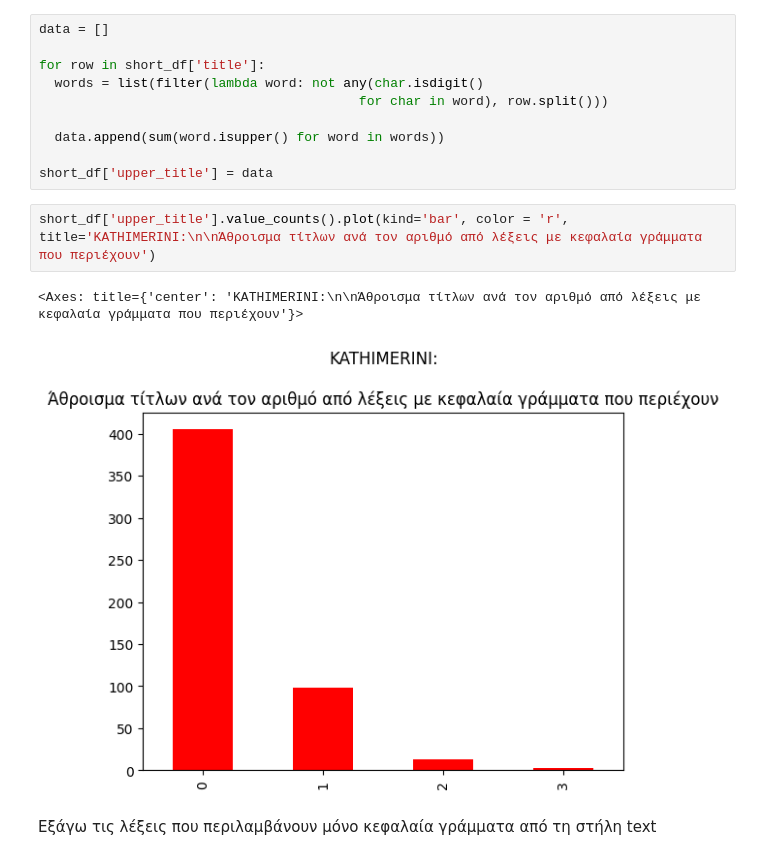
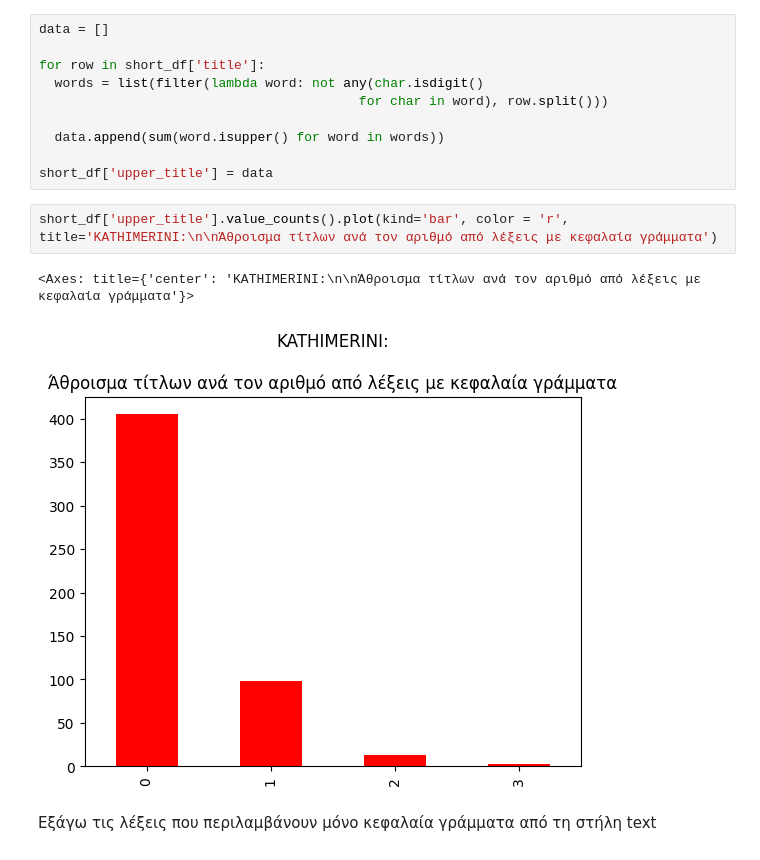
Before and after one commit to evintrella/Thesis, a Jupyter notebook: Analysis/kathimerini_analysis_final.ipynb, the cells around one changed output. Saved outputs shown, nothing was run; the diff lists cells and outputs as text.

```diff
--- a/Analysis/kathimerini_analysis_final.ipynb
+++ b/Analysis/kathimerini_analysis_final.ipynb
@@ -100,10 +93,10 @@ for row in short_df['title']:
 
 short_df['upper_title'] = data
 # %%
-short_df['upper_title'].value_counts().plot(kind='bar', color = 'r', title='KATHIMERINI:\n\nΆθροισμα τίτλων ανά τον αριθμό από λέξεις με κεφαλαία γράμματα που περιέχουν')
+short_df['upper_title'].value_counts().plot(kind='bar', color = 'r', title='KATHIMERINI:\n\nΆθροισμα τίτλων ανά τον αριθμό από λέξεις με κεφαλαία γράμματα')
 # %% [output]
-<Axes: title={'center': 'KATHIMERINI:\n\nΆθροισμα τίτλων ανά τον αριθμό από λέξεις με κεφαλαία γράμματα που περιέχουν'}>
+<Axes: title={'center': 'KATHIMERINI:\n\nΆθροισμα τίτλων ανά τον αριθμό από λέξεις με κεφαλαία γράμματα'}>
-[figure, old version]
+[figure, new version]
 # %% [markdown]
 Εξάγω τις λέξεις που περιλαμβάνουν μόνο κεφαλαία γράμματα από τη στήλη text
 # %%
```
Also changed, not shown: parts of 3 cells of this notebook, 3 other files.
